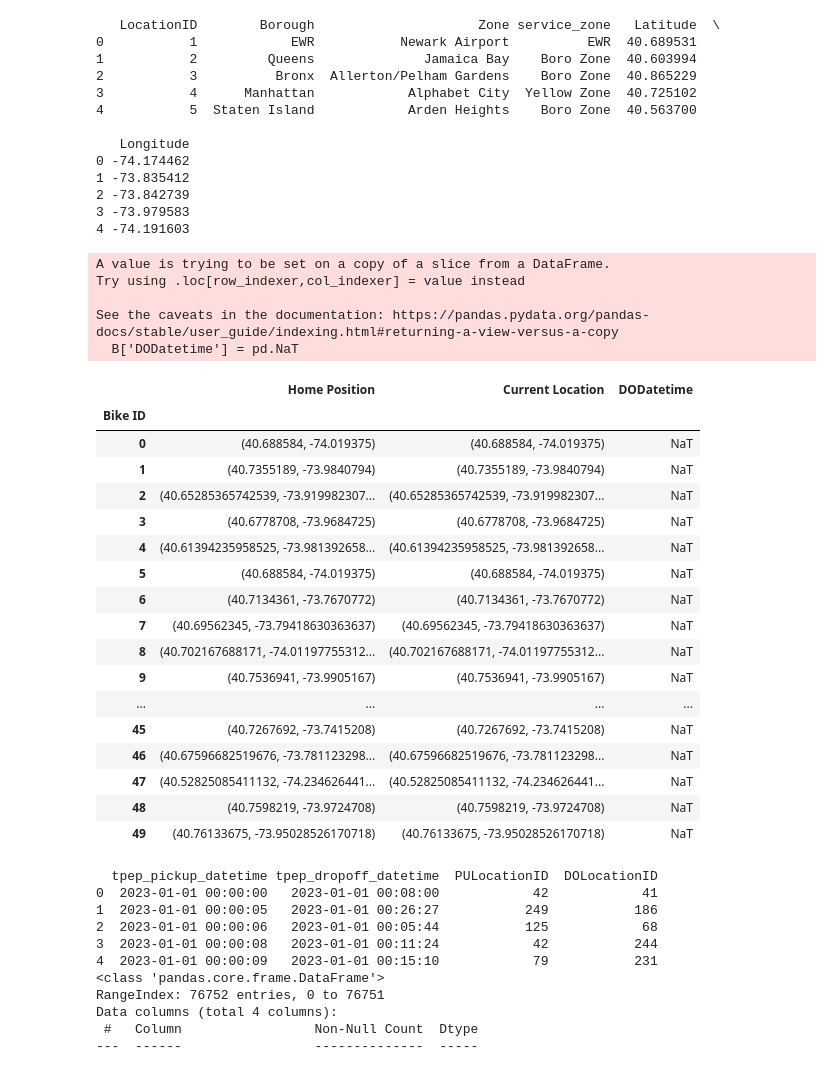
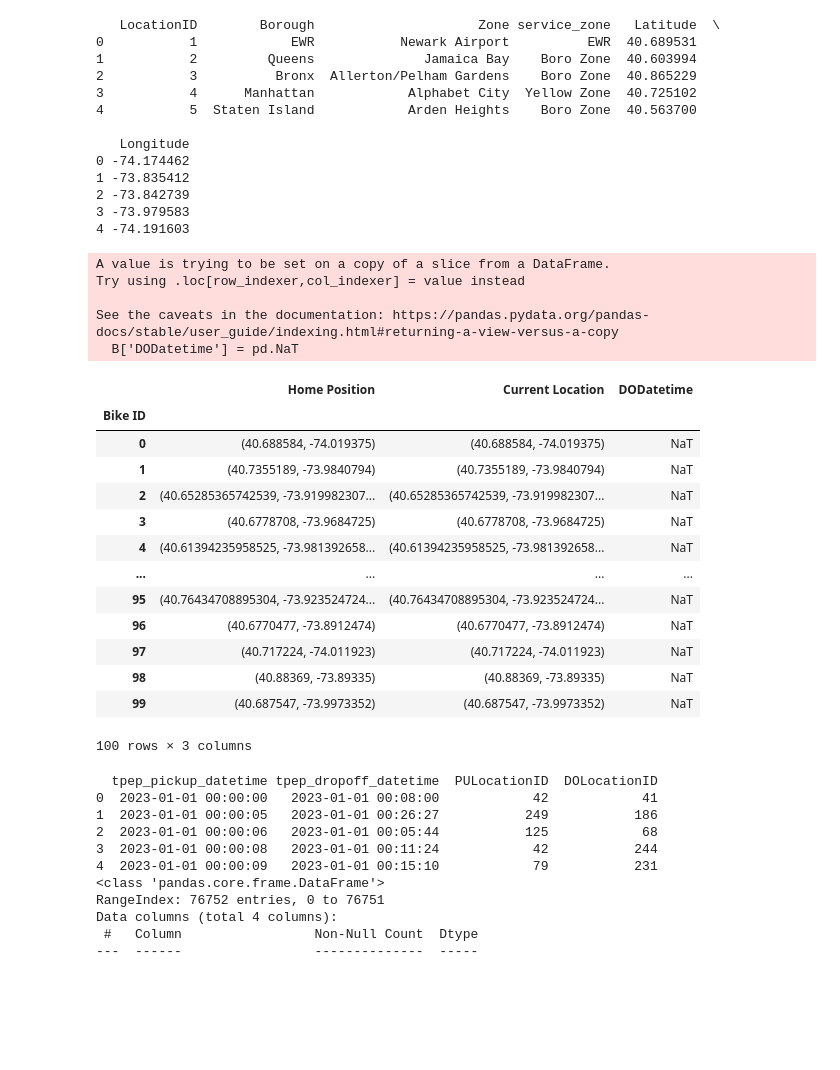
Before and after one commit to Koki-Kazaore/Research, a Jupyter notebook: googleColabEnv/withoutStackOptBasedDispatchModel/withoutStackOptBasedDispatchModel.ipynb, the cells around one changed output. Cells and saved outputs as stored; diff of their text form; code cells hidden in the pictures; blank space fills up the shorter version.

```diff
--- a/googleColabEnv/withoutStackOptBasedDispatchModel/withoutStackOptBasedDispatchModel.ipynb
+++ b/googleColabEnv/withoutStackOptBasedDispatchModel/withoutStackOptBasedDispatchModel.ipynb
@@ -73,48 +73,44 @@ print(df_locations.head())
 '''自転車の集合'''
 # ランダムシードを設定して、ランダムにn個選択
 np.random.seed(42)
-random_sample = df_locations.sample(n=50, replace=True)
+random_sample = df_locations.sample(n=100, replace=True)
 
 # Bike IDを設定
-random_sample['Bike ID'] = range(50)
+random_sample['Bike ID'] = range(100)
 
 # 緯度と経度をホームポジションとカレントポジションに設定
 random_sample['Home Position'] = list(zip(random_sample['Latitude'], random_sample['Longitude']))
 random_sample['Current Location'] = random_sample['Home Position']
 
 # 結果のデータフレームを整形
 B = random_sample[['Bike ID', 'Home Position', 'Current Location']]
 B.set_index("Bike ID", inplace=True)
 
 # DODatetimeカラムを追加して初期値をNaTに設定
 B['DODatetime'] = pd.NaT
 
 # データの中身を確認
 B
 # %% [output]
 A value is trying to be set on a copy of a slice from a DataFrame.
 Try using .loc[row_indexer,col_indexer] = value instead
 
 See the caveats in the documentation: https://pandas.pydata.org/pandas-docs/stable/user_guide/indexing.html#returning-a-view-versus-a-copy
   B['DODatetime'] = pd.NaT
 |  | Home Position | Current Location | DODatetime |
 | Bike ID |  |  |  |
 | 0 | (40.688584, -74.019375) | (40.688584, -74.019375) | NaT |
 | 1 | (40.7355189, -73.9840794) | (40.7355189, -73.9840794) | NaT |
 | 2 | (40.65285365742539, -73.919982307... | (40.65285365742539, -73.919982307... | NaT |
 | 3 | (40.6778708, -73.9684725) | (40.6778708, -73.9684725) | NaT |
 | 4 | (40.61394235958525, -73.981392658... | (40.61394235958525, -73.981392658... | NaT |
-| 5 | (40.688584, -74.019375) | (40.688584, -74.019375) | NaT |
-| 6 | (40.7134361, -73.7670772) | (40.7134361, -73.7670772) | NaT |
-| 7 | (40.69562345, -73.79418630363637) | (40.69562345, -73.79418630363637) | NaT |
-| 8 | (40.702167688171, -74.01197755312... | (40.702167688171, -74.01197755312... | NaT |
-| 9 | (40.7536941, -73.9905167) | (40.7536941, -73.9905167) | NaT |
 | ... | ... | ... | ... |
-| 45 | (40.7267692, -73.7415208) | (40.7267692, -73.7415208) | NaT |
-| 46 | (40.67596682519676, -73.781123298... | (40.67596682519676, -73.781123298... | NaT |
-| 47 | (40.52825085411132, -74.234626441... | (40.52825085411132, -74.234626441... | NaT |
-| 48 | (40.7598219, -73.9724708) | (40.7598219, -73.9724708) | NaT |
-| 49 | (40.76133675, -73.95028526170718) | (40.76133675, -73.95028526170718) | NaT |
+| 95 | (40.76434708895304, -73.923524724... | (40.76434708895304, -73.923524724... | NaT |
+| 96 | (40.6770477, -73.8912474) | (40.6770477, -73.8912474) | NaT |
+| 97 | (40.717224, -74.011923) | (40.717224, -74.011923) | NaT |
+| 98 | (40.88369, -73.89335) | (40.88369, -73.89335) | NaT |
+| 99 | (40.687547, -73.9973352) | (40.687547, -73.9973352) | NaT |
+100 rows × 3 columns
 # %%
 '''ユーザーリクエストの集合'''
 
```
Also changed, not shown: parts of 7 cells of this notebook, 1 other file.
